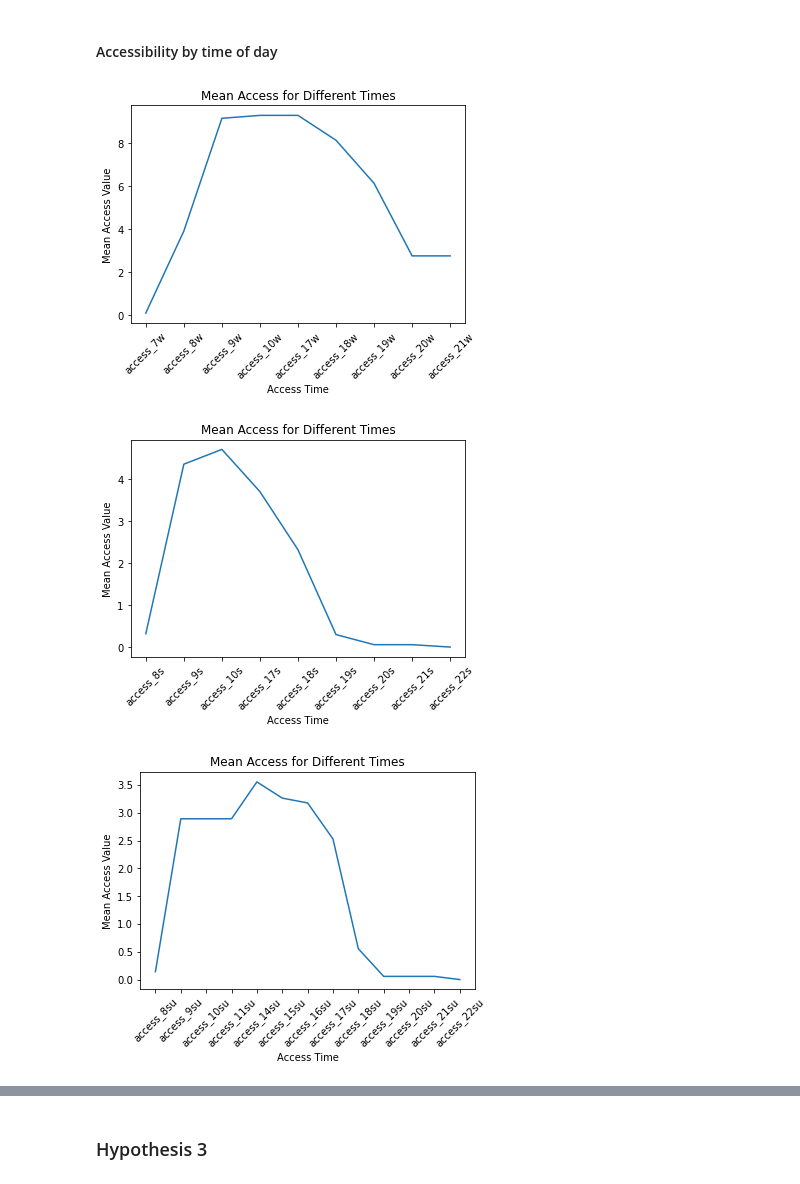
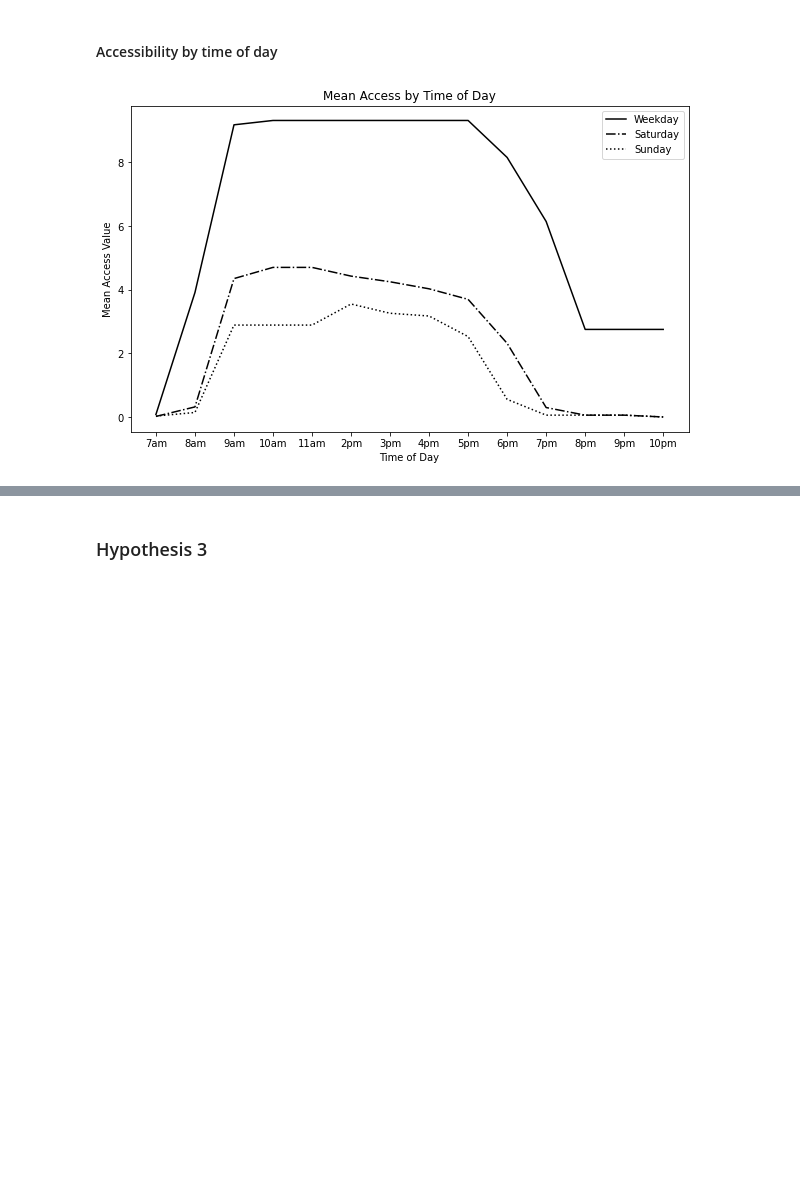
Before and after one commit to samroubin/VTPharmacy, a Jupyter notebook: procedure/code/02_Pharmacy_Accessibility_Analysis.ipynb, the cells around one changed output, grey strips where cells are left out. Saved outputs shown, nothing was run; the diff lists cells and outputs as text; code cells hidden in the pictures; blank space fills up the shorter version.

```diff
--- a/procedure/code/02_Pharmacy_Accessibility_Analysis.ipynb
+++ b/procedure/code/02_Pharmacy_Accessibility_Analysis.ipynb
@@ -636,6 +628,7 @@ pop_join['sp_ratio_22s'] = np.where(pop_join['sat_close'] >= 22, pop_join['sat_s
 
 # Sunday morning
 pop_join['sp_ratio_su'] = pop_join['sun_staff'] / pop_join['total_value']
+pop_join['sp_ratio_7su'] = np.where(pop_join['sun_open'] <= 7, pop_join['sun_staff'] / pop_join['total_value'], np.nan)
 pop_join['sp_ratio_8su'] = np.where(pop_join['sun_open'] <= 8, pop_join['sun_staff'] / pop_join['total_value'], np.nan)
 pop_join['sp_ratio_9su'] = np.where(pop_join['sun_open'] <= 9, pop_join['sun_staff'] / pop_join['total_value'], np.nan)
 pop_join['sp_ratio_10su'] = np.where(pop_join['sun_open'] <= 10, pop_join['sun_staff'] / pop_join['total_value'], np.nan)
@@ -737,16 +744,26 @@ accessibility_towns['access_7w'] = accessibility_towns['sp_weighted_7w']*10000
 accessibility_towns['access_8w'] = accessibility_towns['sp_weighted_8w']*10000
 accessibility_towns['access_9w'] = accessibility_towns['sp_weighted_9w']*10000
 accessibility_towns['access_10w'] = accessibility_towns['sp_weighted_10w']*10000
+accessibility_towns['access_11w'] = accessibility_towns['sp_weighted_11w']*10000
+accessibility_towns['access_14w'] = accessibility_towns['sp_weighted_14w']*10000
+accessibility_towns['access_15w'] = accessibility_towns['sp_weighted_15w']*10000
+accessibility_towns['access_16w'] = accessibility_towns['sp_weighted_16w']*10000
 accessibility_towns['access_17w'] = accessibility_towns['sp_weighted_17w']*10000
 accessibility_towns['access_18w'] = accessibility_towns['sp_weighted_18w']*10000
 accessibility_towns['access_19w'] = accessibility_towns['sp_weighted_19w']*10000
 accessibility_towns['access_20w'] = accessibility_towns['sp_weighted_20w']*10000
-accessibility_towns['access_21w'] = accessibility_towns['sp_weighted_22w']*10000
+accessibility_towns['access_21w'] = accessibility_towns['sp_weighted_21w']*10000
+accessibility_towns['access_22w'] = accessibility_towns['sp_weighted_22w']*10000
 
 # Saturday times
+accessibility_towns['access_7s'] = accessibility_towns['sp_weighted_7s']*10000
 accessibility_towns['access_8s'] = accessibility_towns['sp_weighted_8s']*10000
 accessibility_towns['access_9s'] = accessibility_towns['sp_weighted_9s']*10000
 accessibility_towns['access_10s'] = accessibility_towns['sp_weighted_10s']*10000
+accessibility_towns['access_11s'] = accessibility_towns['sp_weighted_11s']*10000
+accessibility_towns['access_14s'] = accessibility_towns['sp_weighted_14s']*10000
+accessibility_towns['access_15s'] = accessibility_towns['sp_weighted_15s']*10000
+accessibility_towns['access_16s'] = accessibility_towns['sp_weighted_16s']*10000
 accessibility_towns['access_17s'] = accessibility_towns['sp_weighted_17s']*10000
 accessibility_towns['access_18s'] = accessibility_towns['sp_weighted_18s']*10000
 accessibility_towns['access_19s'] = accessibility_towns['sp_weighted_19s']*10000
@@ -755,6 +772,7 @@ accessibility_towns['access_21s'] = accessibility_towns['sp_weighted_21s']*10000
 accessibility_towns['access_22s'] = accessibility_towns['sp_weighted_22s']*10000
 
 # Sunday times
+accessibility_towns['access_7su'] = accessibility_towns['sp_weighted_7su']*10000
 accessibility_towns['access_8su'] = accessibility_towns['sp_weighted_8su']*10000
 accessibility_towns['access_9su'] = accessibility_towns['sp_weighted_9su']*10000
 accessibility_towns['access_10su'] = accessibility_towns['sp_weighted_10su']*10000
@@ -976,47 +993,42 @@ plt.show()
 # %% [markdown]
 #### Accessibility by time of day
 # %%
-bargraph_df = mapping_df.copy()
-bargraph_df['necta'].fillna('Rural', inplace=True)
-
-bargraph_df.head()
+linegraph_df = mapping_df.copy()
 
 # Weekday
-access_columns_w = ['access_7w','access_8w','access_9w','access_10w', 'access_17w', 'access_18w', 'access_19w', 'access_20w', 'access_21w']
-values_w = bargraph_df[access_columns_w].mean()  # Calculate the mean value for each access column
-
-plt.plot(access_columns_w, values_w)
-plt.title('Mean Access for Different Times')
-plt.xlabel('Access Time')
-plt.ylabel('Mean Access Value')
-plt.xticks(rotation=45)
-plt.show()
+access_columns_w = ['access_7w','access_8w','access_9w','access_10w','access_11w','access_14w','access_15w','access_16w','access_17w','access_18w','access_19w', 'access_20w', 'access_21w', 'access_22w']
+values_w = linegraph_df[access_columns_w].mean()  # Calculate the mean value for each access column
 
 # Saturday
-access_columns_s = ['access_8s','access_9s','access_10s', 'access_17s', 'access_18s', 'access_19s', 'access_20s', 'access_21s', 'access_22s']
-values_s = bargraph_df[access_columns_s].mean()  # Calculate the mean value for each access column
-
-plt.plot(access_columns_s, values_s)
-plt.title('Mean Access for Different Times')
-plt.xlabel('Access Time')
-plt.ylabel('Mean Access Value')
-plt.xticks(rotation=45)
-plt.show()
-
+access_columns_s = ['access_7s','access_8s','access_9s','access_10s','access_11s','access_14s','access_15s','access_16s','access_17s','access_18s','access_19s', 'access_20s', 'access_21s', 'access_22s']
+values_s = linegraph_df[access_columns_s].mean()  # Calculate the mean value for each access column
 
 # Sunday
-access_columns_su = ['access_8su','access_9su','access_10su', 'access_11su', 'access_14su', 'access_15su', 'access_16su', 'access_17su', 'access_18su', 'access_19su', 'access_20su', 'access_21su', 'access_22su']
-values_su = bargraph_df[access_columns_su].mean()  # Calculate the mean value for each access column
+access_columns_su = ['access_7su','access_8su','access_9su','access_10su', 'access_11su', 'access_14su', 'access_15su', 'access_16su', 'access_17su', 'access_18su', 'access_19su', 'access_20su', 'access_21su', 'access_22su']
+values_su = linegraph_df[access_columns_su].mean()  # Calculate the mean value for each access column
 
-plt.plot(access_columns_su, values_su)
-plt.title('Mean Access for Different Times')
-plt.xlabel('Access Time')
+# Define a common set of x-axis values for all three days
+common_x_values = ['7am', '8am', '9am', '10am', '11am', '2pm', '3pm', '4pm', '5pm', '6pm', '7pm', '8pm', '9pm', '10pm']
+
+# Create a figure and axis for the plot
+fig, ax = plt.subplots(figsize=(10, 6))
+
+# Plot mean access values for Weekday with blue color and solid line
+plt.plot(common_x_values, values_w, label='Weekday', color='black', linestyle='-')
+
+# Plot mean access values for Saturday with green color and dashed line
+plt.plot(common_x_values, values_s, label='Saturday', color='black', linestyle='-.')
+
+# Plot mean access values for Sunday with red color and dotted line
+plt.plot(common_x_values, values_su, label='Sunday', color='black', linestyle=':')
+
+plt.title('Mean Access by Time of Day')
+plt.xlabel('Time of Day')
 plt.ylabel('Mean Access Value')
-plt.xticks(rotation=45)
+plt.xticks()
+plt.legend()
 plt.show()
 # %% [output]
-[figure, old version]
+[figure, new version]
-[figure, removed]
-[figure, removed]
 # %%
 # Calculate average accessibility for Weeekday, Sat, Sun
```
Also changed, not shown: parts of 14 cells of this notebook.
